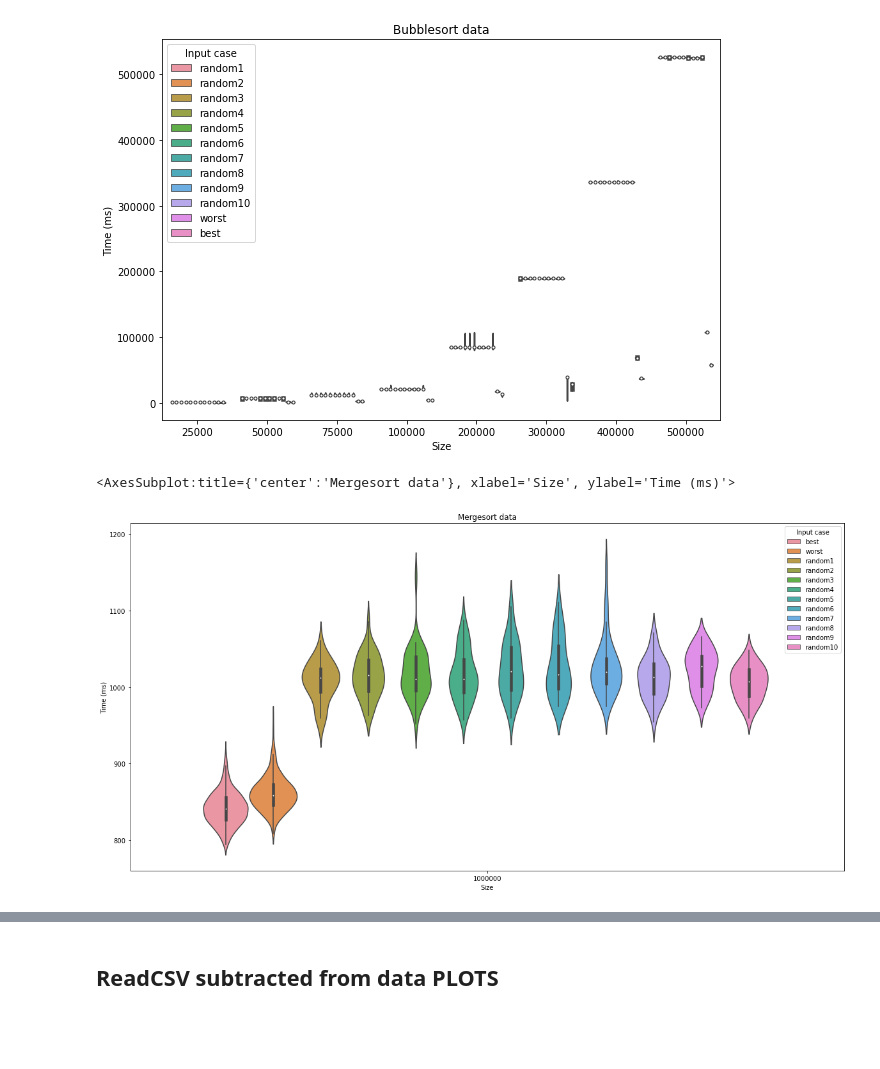
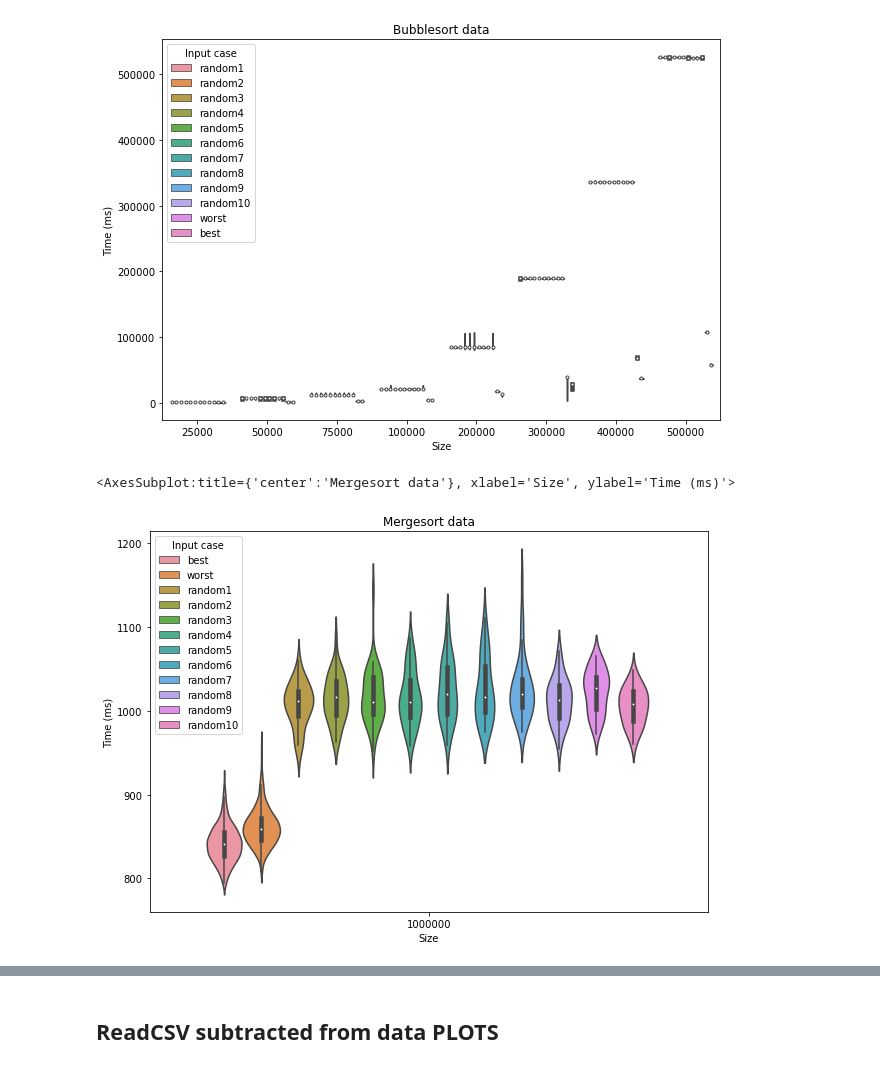
Before and after one commit to hrallil/RAPL_measurements, a Jupyter notebook: Java/FinalResults/DataAnalysis.ipynb, the cells around one changed output, grey strips where cells are left out. Cells and saved outputs as stored; diff of their text form; code cells hidden in the pictures; blank space fills up the shorter version.

```diff
--- a/Java/FinalResults/DataAnalysis.ipynb
+++ b/Java/FinalResults/DataAnalysis.ipynb
@@ -292,9 +292,9 @@ sns.violinplot(data = dfBubbleSort, y = "Time (ms)", x = "Size", hue ="Input cas
 <AxesSubplot:title={'center':'Bubblesort data'}, xlabel='Size', ylabel='Time (ms)'>
 [figure]
 # %%
-plt.figure(figsize=(20,10))
+plt.figure(figsize=(10,7))
 plt.title("Mergesort data")
 sns.violinplot(data = dfMergeSort[dfMergeSort["Size"] == "1000000"], y = "Time (ms)", x = "Size", hue ="Input case")
 # %% [output]
 <AxesSubplot:title={'center':'Mergesort data'}, xlabel='Size', ylabel='Time (ms)'>
-[figure, old version]
+[figure, new version]
```
Also changed, not shown: parts of 13 cells of this notebook.
